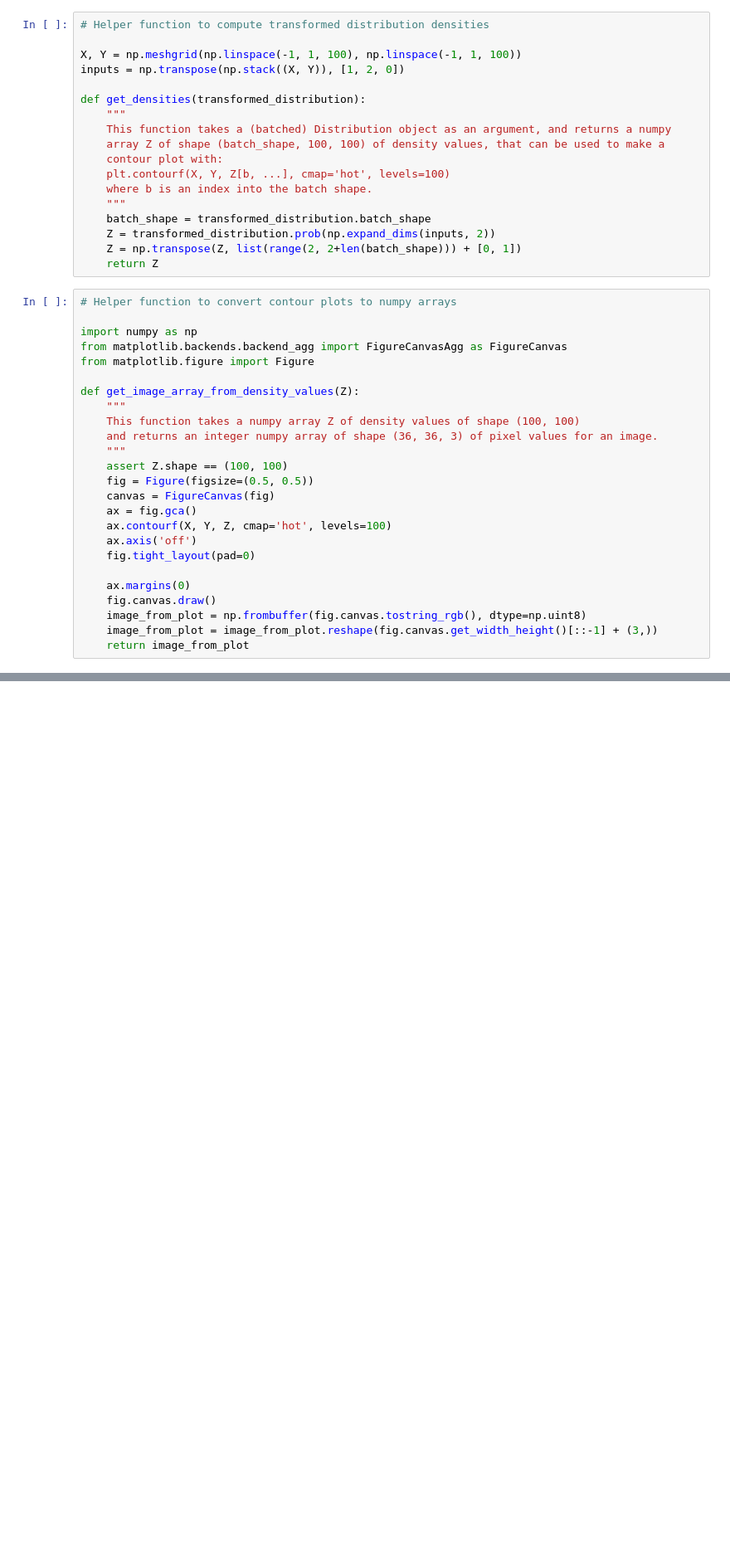
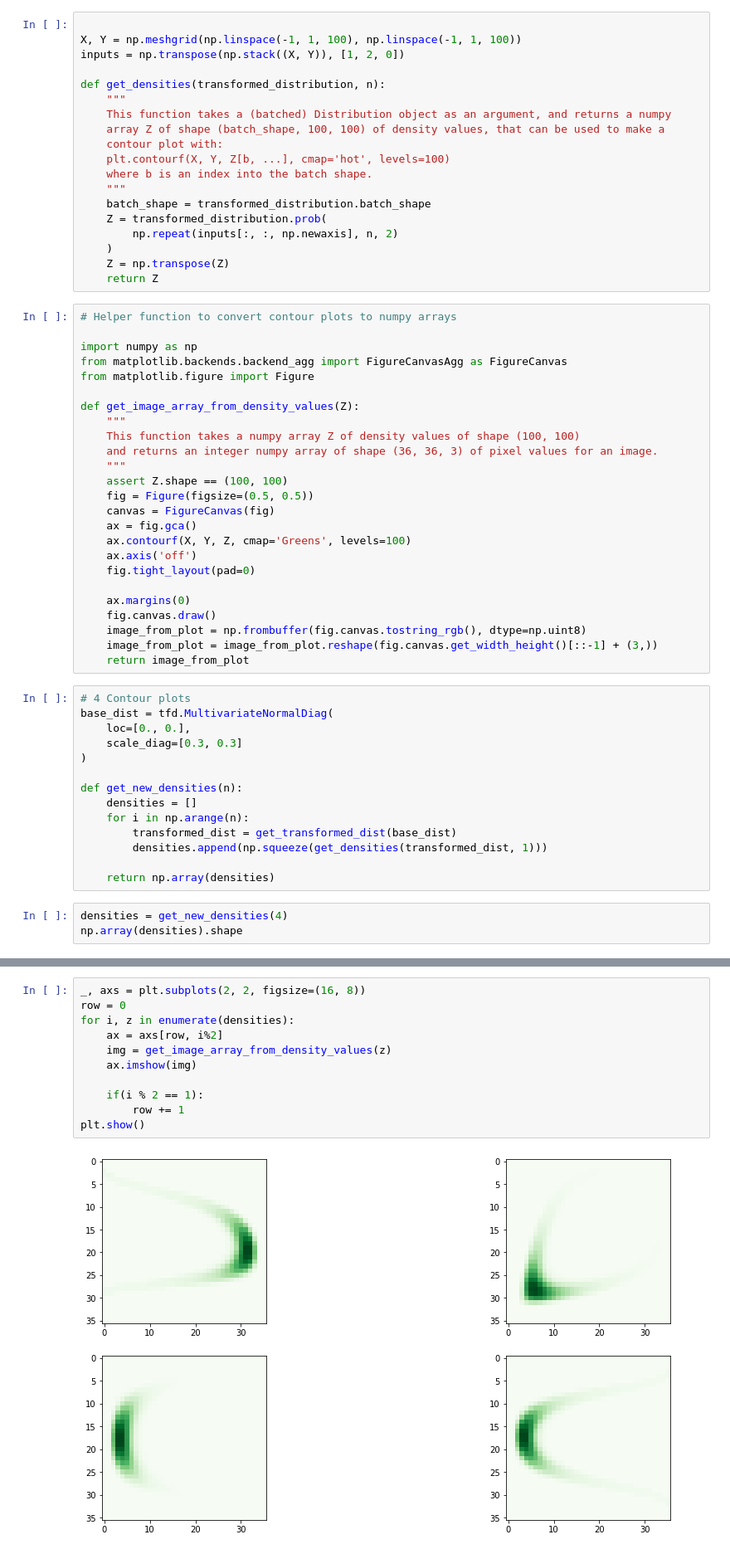
Before and after one commit to gowrishankarin/data_science, a Jupyter notebook: coursera/tf2_4_dl/c3_probabilistic_dl/w05/icl_c3_w5_project.ipynb, the cells around one changed output, grey strips where cells are left out. Shown at 83% size. Saved outputs shown, nothing was run; the diff lists cells and outputs as text; blank space fills up the shorter version.

```diff
--- a/coursera/tf2_4_dl/c3_probabilistic_dl/w05/icl_c3_w5_project.ipynb
+++ b/coursera/tf2_4_dl/c3_probabilistic_dl/w05/icl_c3_w5_project.ipynb
@@ -58,10 +197,9 @@ The transformed random variable $x$ is given by $x = f_5(f_4(f_3(f_2(f_1(z)))))$
 # %%
-# Helper function to compute transformed distribution densities
 
 X, Y = np.meshgrid(np.linspace(-1, 1, 100), np.linspace(-1, 1, 100))
 inputs = np.transpose(np.stack((X, Y)), [1, 2, 0])
 
-def get_densities(transformed_distribution):
+def get_densities(transformed_distribution, n):
     """
     This function takes a (batched) Distribution object as an argument, and returns a numpy
     array Z of shape (batch_shape, 100, 100) of density values, that can be used to make a
@@ -70,8 +208,10 @@ def get_densities(transformed_distribution):
     where b is an index into the batch shape.
     """
     batch_shape = transformed_distribution.batch_shape
-    Z = transformed_distribution.prob(np.expand_dims(inputs, 2))
-    Z = np.transpose(Z, list(range(2, 2+len(batch_shape))) + [0, 1])
+    Z = transformed_distribution.prob(
+        np.repeat(inputs[:, :, np.newaxis], n, 2)
+    )
+    Z = np.transpose(Z)
     return Z
 # %%
 # Helper function to convert contour plots to numpy arrays
@@ -89,7 +229,7 @@ def get_image_array_from_density_values(Z):
     fig = Figure(figsize=(0.5, 0.5))
     canvas = FigureCanvas(fig)
     ax = fig.gca()
-    ax.contourf(X, Y, Z, cmap='hot', levels=100)
+    ax.contourf(X, Y, Z, cmap='Greens', levels=100)
     ax.axis('off')
     fig.tight_layout(pad=0)
 
@@ -98,3 +238,20 @@ def get_image_array_from_density_values(Z):
     image_from_plot = np.frombuffer(fig.canvas.tostring_rgb(), dtype=np.uint8)
     image_from_plot = image_from_plot.reshape(fig.canvas.get_width_height()[::-1] + (3,))
     return image_from_plot
+# %%
+# 4 Contour plots
+base_dist = tfd.MultivariateNormalDiag(
+    loc=[0., 0.],
+    scale_diag=[0.3, 0.3]
+)
+
+def get_new_densities(n):
+    densities = []
+    for i in np.arange(n):
+        transformed_dist = get_transformed_dist(base_dist)
+        densities.append(np.squeeze(get_densities(transformed_dist, 1)))
+
+    return np.array(densities)
+# %%
+densities = get_new_densities(4)
+np.array(densities).shape
@@ -100,0 +262,13 @@ def get_image_array_from_density_values(Z):
+# %%
+_, axs = plt.subplots(2, 2, figsize=(16, 8))
+row = 0
+for i, z in enumerate(densities):
+    ax = axs[row, i%2]
+    img = get_image_array_from_density_values(z)
+    ax.imshow(img)
+
+    if(i % 2 == 1):
+        row += 1
+plt.show()
+# %% [output]
+[figure, added]
```
Also changed, not shown: parts of 35 cells of this notebook.
